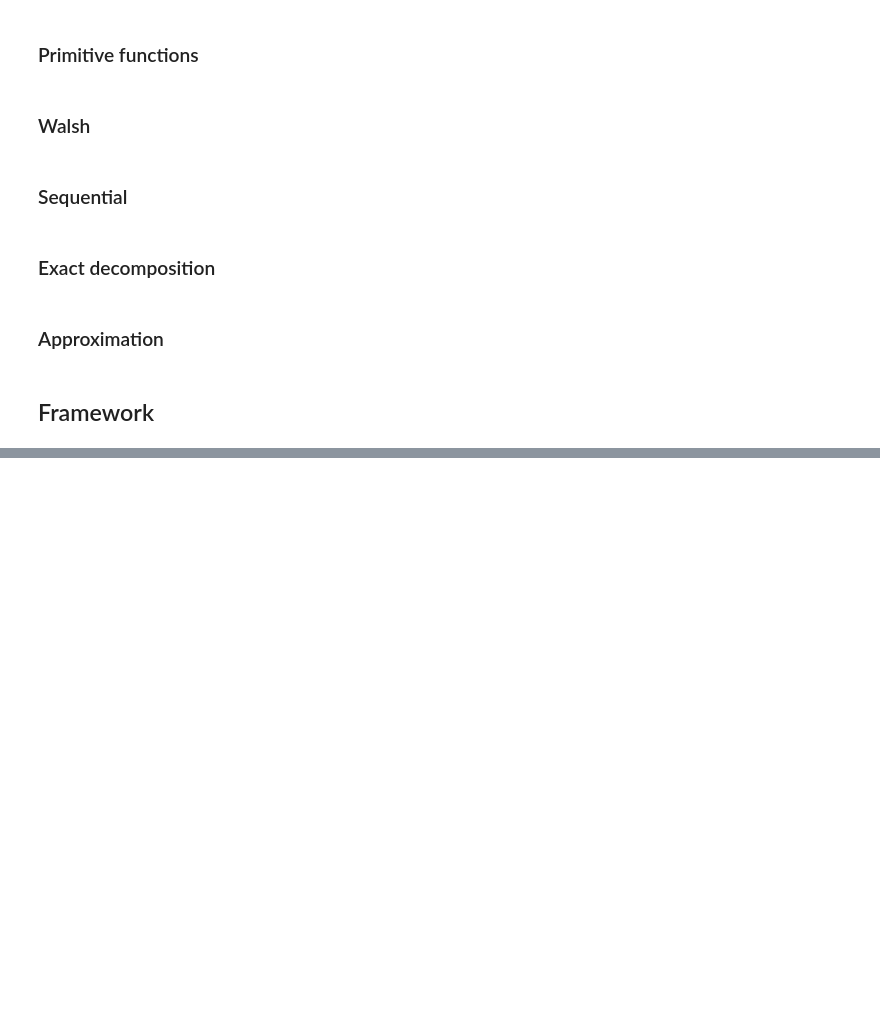
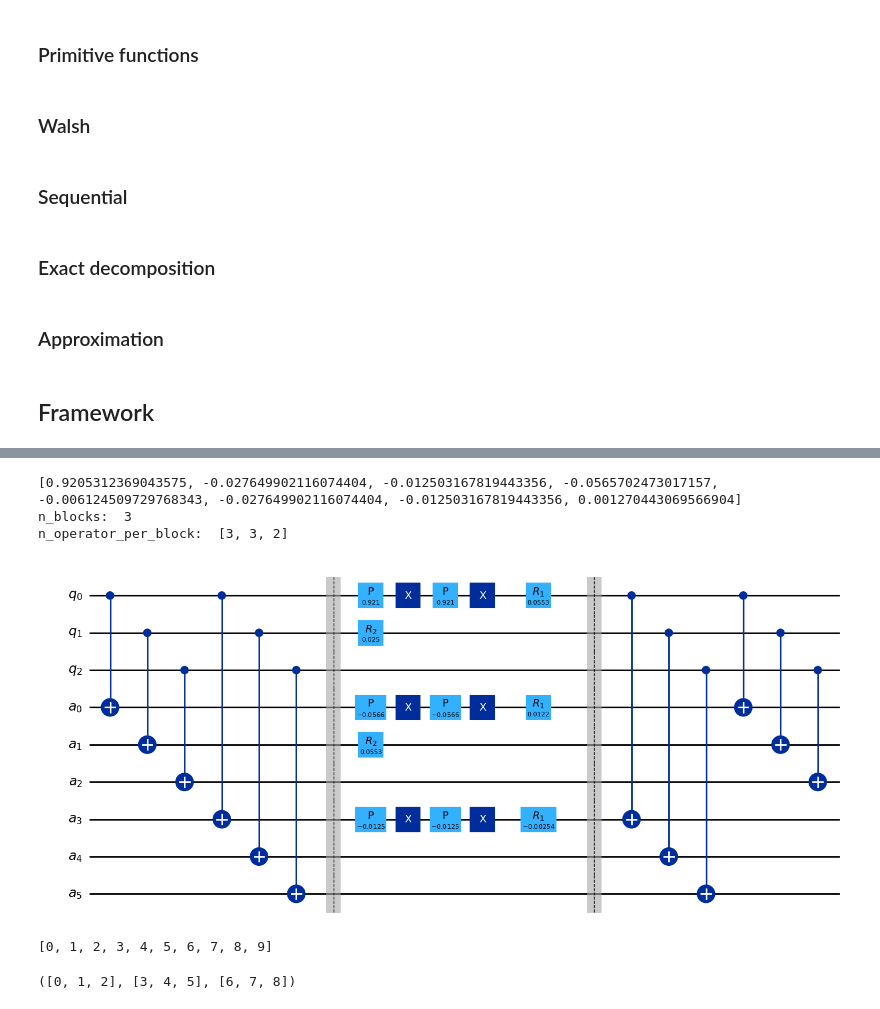
Before and after one commit to ugo-nzongani/Adjustable-depth-quantum-circuit-for-diagonal-unitary-and-QSP, a Jupyter notebook: zylberman_nzongani.ipynb, the cells around one changed output, grey strips where cells are left out. Cells and saved outputs as stored; diff of their text form; code cells hidden in the pictures; blank space fills up the shorter version.

```diff
--- a/zylberman_nzongani.ipynb
+++ b/zylberman_nzongani.ipynb
@@ -115,20 +115,20 @@ def bits_to_one(b):
             index_list.append(i)
     return index_list
 
-def get_n_blocks(n_ancilla,m):
+def get_n_blocks(m,n_ancilla):
     """Returns the number of blocks of m qubits to implement with n_ancilla and 1 main register
     Parameters
     ----------
+    m : int
+        Number of working qubits
     n_ancilla : int
         Number of ancilla qubits
-    m : int
-        Number of working qubits
 
     Returns
     -------
     int
     """
-    return int(np.floor(p/m)) + 1
+    return int(np.floor(n_ancilla/m)) + 1
 
 def n_operator_per_block(n_rotations,n_blocks):
     """Generates a list whose value of index i contains the number of rotation gates to put on block i
@@ -439,0 +445,47 @@ False
+# %%
+# Adjustable-Walsh
+
+n = 3
+n_ancilla = 6
+walsh_coeffs = list_walsh_coeff(f,2**n)
+print(walsh_coeffs)
+
+q = QuantumRegister(n,name='q')
+a = QuantumRegister(n_ancilla,name='a')
+qc = QuantumCircuit(q,a)
+
+# copy of the main register into the ancilla register
+if n_ancilla >= n:
+    copy_gate = copy(q,a)
+    qc.append(copy_gate,qc.qubits)
+qc.barrier()
+
+n_blocks = get_n_blocks(n,n_ancilla)
+n_rotations = 2**n
+n_operator_per_block_list = n_operator_per_block(n_rotations,n_blocks)
+print('n_blocks: ',n_blocks)
+print('n_operator_per_block: ',n_operator_per_block_list)
+
+for i in range(0,n_blocks):
+    coefficient_list = walsh_coeffs[:n_operator_per_block_list[i]]
+    qc.append(walsh_circuit(n,f,coefficient_list,gray_code=False),qc.qubits[i*n:(i+1)*n])
+    walsh_coeffs = walsh_coeffs[n_operator_per_block_list[i]:]
+
+# uncompute the copy of the main register into the ancilla register
+qc.barrier()
+if n_ancilla >= n:
+    qc.append(copy_gate.inverse(),qc.qubits)
+
+qc.decompose(reps=2).draw('mpl',style='iqx')
+# %% [output]
+[0.9205312369043575, -0.027649902116074404, -0.012503167819443356, -0.0565702473017157, -0.006124509729768343, -0.027649902116074404, -0.012503167819443356, 0.001270443069566904]
+n_blocks:  3
+n_operator_per_block:  [3, 3, 2]
+[figure, added]
+# %%
+w = [i for i in range(10)]
+print(w)
+w[0:3], w[3:6], w[6:9]
+# %% [output]
+[0, 1, 2, 3, 4, 5, 6, 7, 8, 9]
+([0, 1, 2], [3, 4, 5], [6, 7, 8])
```
Also changed, not shown: parts of 7 cells of this notebook.
